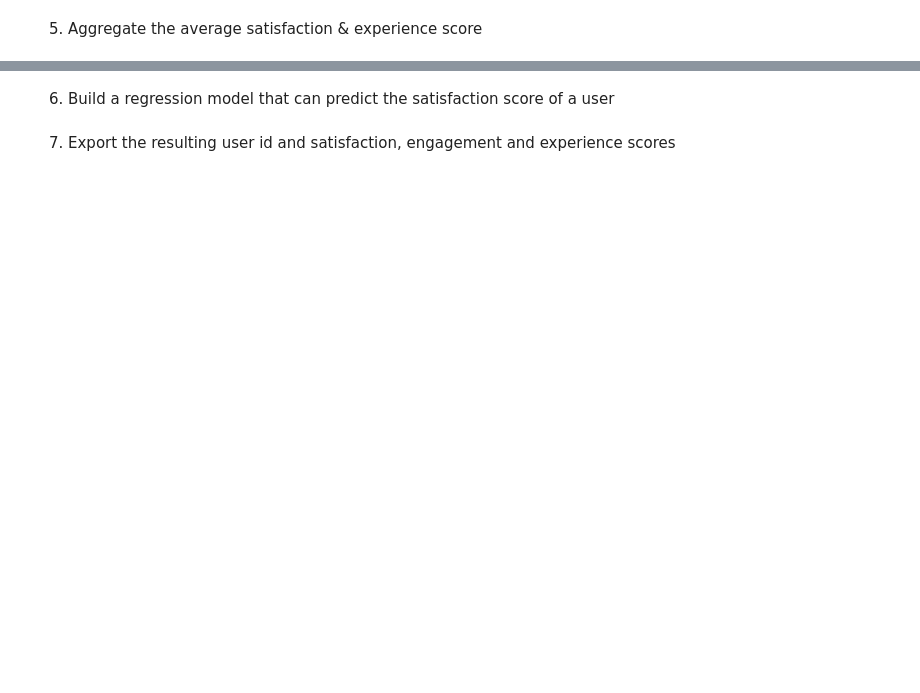
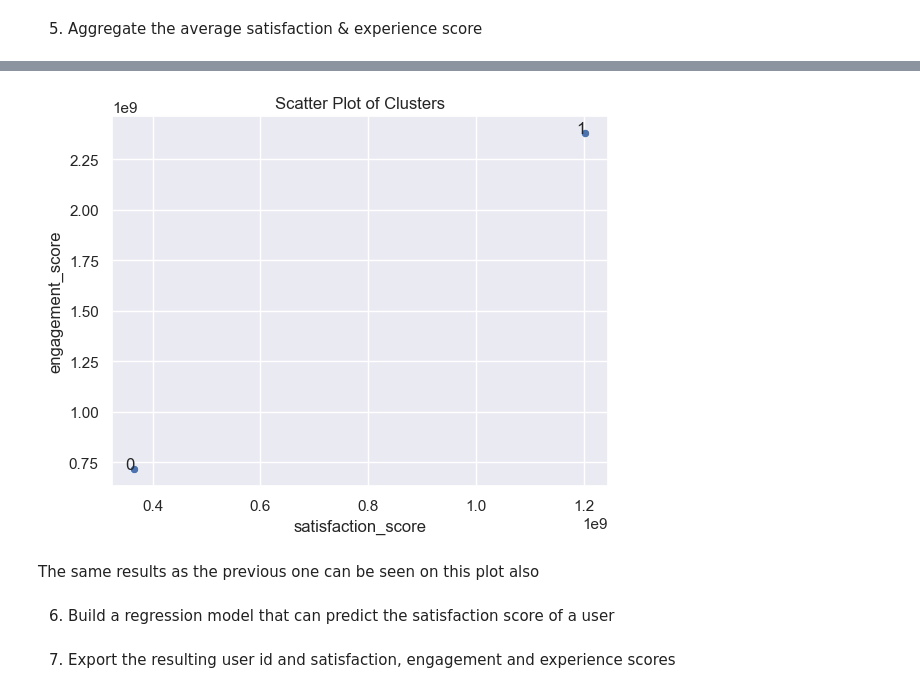
Before and after one commit to WildCayote/TellCo-Profitability-Opportunity-Analysis, a Jupyter notebook: notebooks/user_satisfaction_analysis.ipynb, the cells around one changed output, grey strips where cells are left out. Saved outputs shown, nothing was run; the diff lists cells and outputs as text; code cells hidden in the pictures; blank space fills up the shorter version.

```diff
--- a/notebooks/user_satisfaction_analysis.ipynb
+++ b/notebooks/user_satisfaction_analysis.ipynb
@@ -209,3 +238,22 @@ satisfaction_clusters = clusterer.fit(user_data.drop(columns=['engagement_score'
+# %%
+# aggregate the user data based on engagement cluster
+experience_avg_aggregate = user_data.groupby(by='experience_cluster').agg({
+    "satisfaction_score": "mean",
+    "engagement_score": "mean"
+})
+# %%
+# plot the average of the clusters
+sns.scatterplot(x=experience_avg_aggregate['satisfaction_score'], y=experience_avg_aggregate['engagement_score'])
+
+plt.title(f'Scatter Plot of Clusters')
+
+# add lable to the points
+for i in range(len(experience_avg_aggregate)):
+    plt.text(experience_avg_aggregate['satisfaction_score'][i], experience_avg_aggregate['engagement_score'][i], experience_avg_aggregate.index[i], fontsize=12, ha='right')
+# %% [output]
+[figure, added]
+# %% [markdown]
+The same results as the previous one can be seen on this plot also
 # %% [markdown]
 6)  Build a regression model that can predict the satisfaction score of a user
 # %% [markdown]
```
Also changed, not shown: parts of 7 cells of this notebook.
